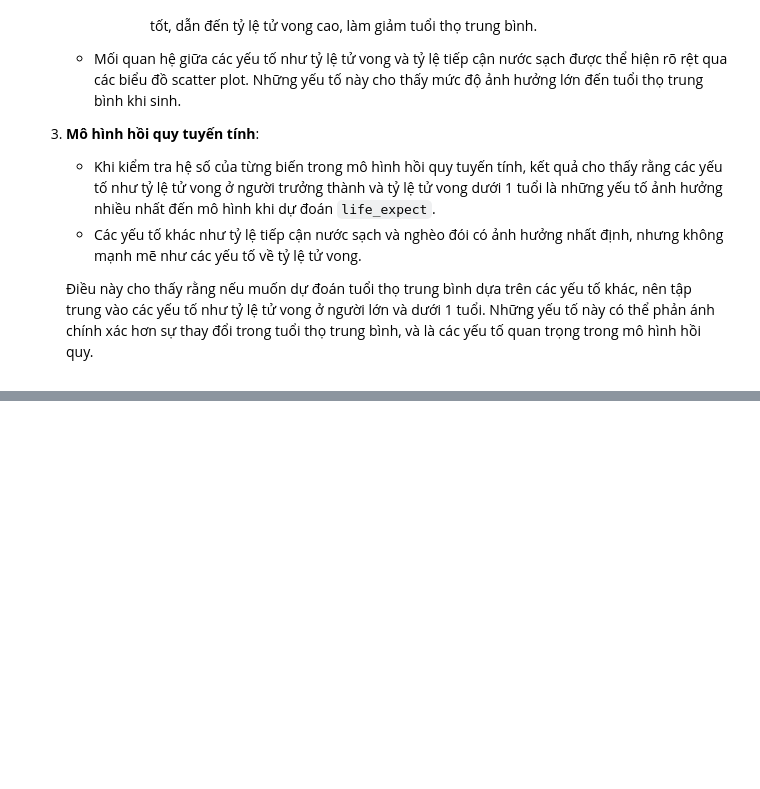
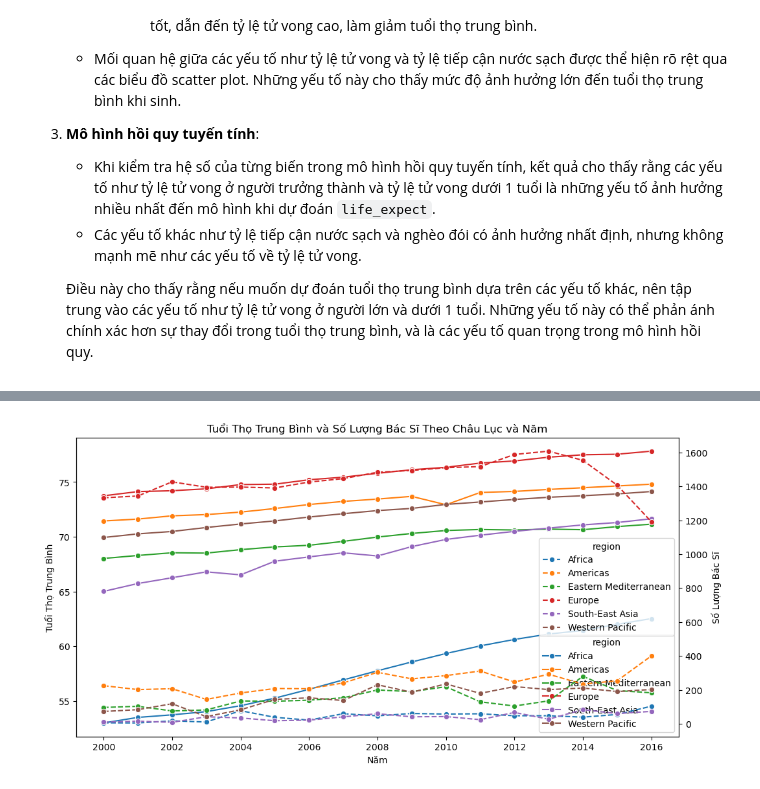
Before and after one commit to asde3458/P4DS, a Jupyter notebook: Source/Question.ipynb, the cells around one changed output, grey strips where cells are left out. Cells and saved outputs as stored; diff of their text form; code cells hidden in the pictures; blank space fills up the shorter version.

```diff
--- a/Source/Question.ipynb
+++ b/Source/Question.ipynb
@@ -655,0 +566,22 @@ plt.show()
+# %%
+# Tắt tất cả các cảnh báo
+warnings.filterwarnings("ignore")
+
+# Groupby theo châu lục và năm, tính trung bình tuổi thọ và số lượng bác sĩ
+grouped_df = data_df.groupby(['region', 'year']).agg({'life_expect': 'mean', 'doctors': 'sum'}).reset_index()
+
+# Vẽ biểu đồ line plot
+plt.figure(figsize=(12, 6))
+sns.lineplot(x='year', y='life_expect', hue='region', data=grouped_df, marker='o')
+plt.title('Tuổi Thọ Trung Bình và Số Lượng Bác Sĩ Theo Châu Lục và Năm')
+plt.xlabel('Năm')
+plt.ylabel('Tuổi Thọ Trung Bình')
+
+# Sử dụng trục phụ để vẽ số lượng bác sĩ
+ax2 = plt.gca().twinx()
+sns.lineplot(x='year', y='doctors', hue='region', data=grouped_df, marker='o', linestyle='--', ax=ax2)
+ax2.set_ylabel('Số Lượng Bác Sĩ')
+
+plt.show()
+# %% [output]
+[figure, added]
```
Also changed, not shown: parts of 31 cells of this notebook, 4 other files.
